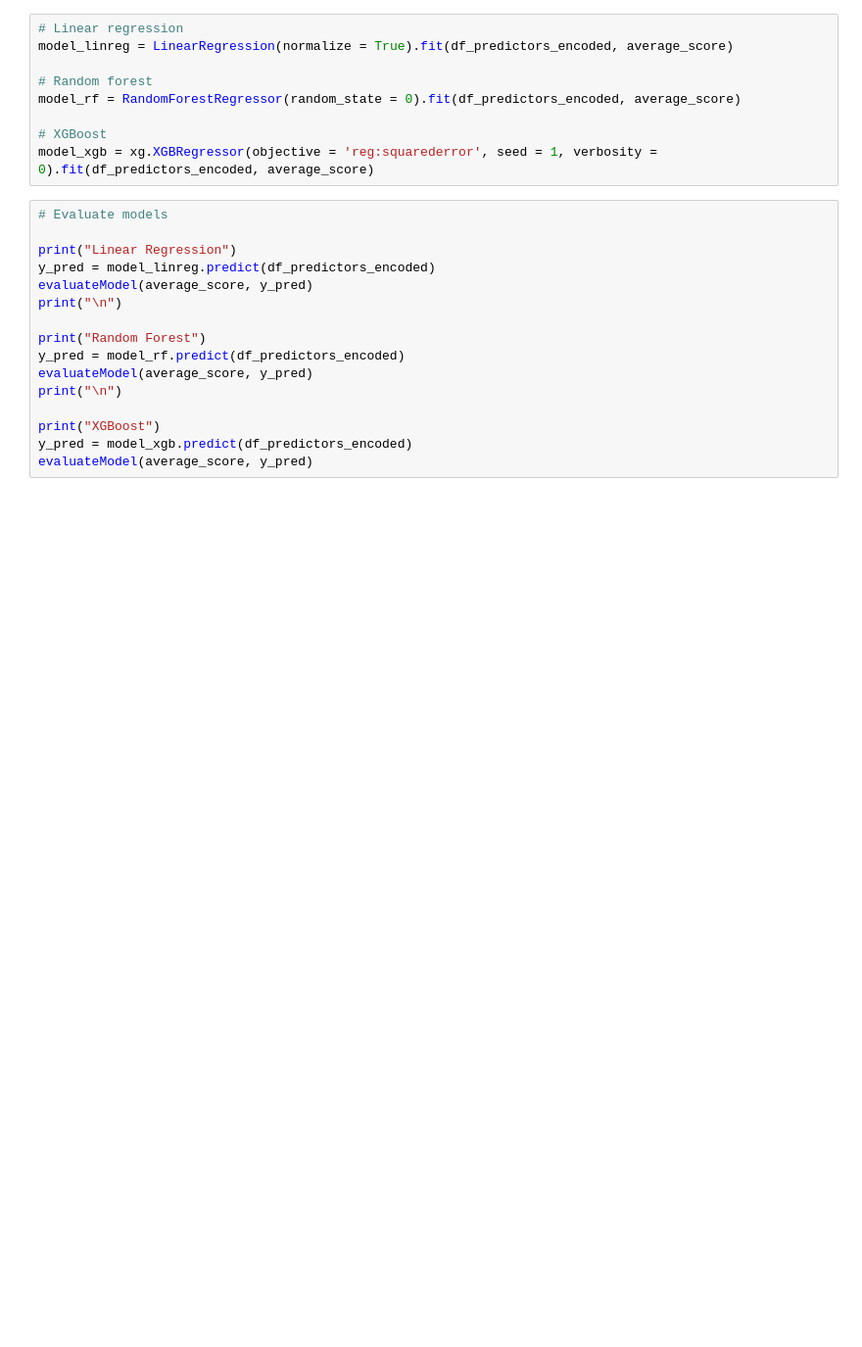
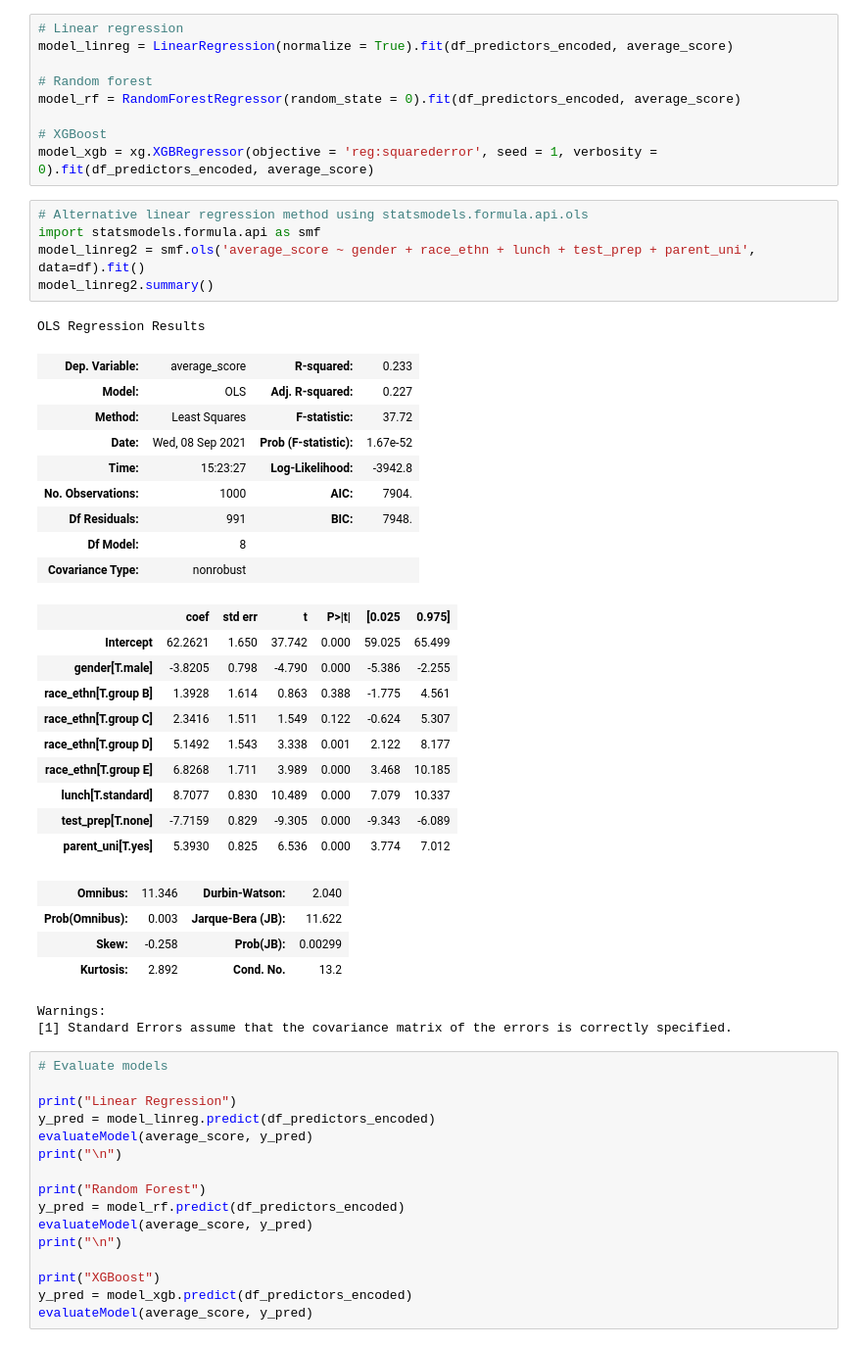
Before and after one commit to souadg/CAS-ADS-Project2, a Jupyter notebook: M2_Project_Elias_Souad_v2_.ipynb, the cells around one changed output. Shown at 98% size. Drawn from its saved outputs; the diff is of its cells as text; blank space fills up the shorter version.

Commit message:
Checking linear regression assumptions

```diff
--- a/M2_Project_Elias_Souad_v2_.ipynb
+++ b/M2_Project_Elias_Souad_v2_.ipynb
@@ -528,6 +529,38 @@ model_rf = RandomForestRegressor(random_state = 0).fit(df_predictors_encoded, av
 
 # XGBoost
 model_xgb = xg.XGBRegressor(objective = 'reg:squarederror', seed = 1, verbosity = 0).fit(df_predictors_encoded, average_score)
+# %%
+# Alternative linear regression method using statsmodels.formula.api.ols
+import statsmodels.formula.api as smf
+model_linreg2 = smf.ols('average_score ~ gender + race_ethn + lunch + test_prep + parent_uni', data=df).fit()
+model_linreg2.summary()
+# %% [output]
+OLS Regression Results
+| Dep. Variable: | average_score | R-squared: | 0.233 |
+| Model: | OLS | Adj. R-squared: | 0.227 |
+| Method: | Least Squares | F-statistic: | 37.72 |
+| Date: | Wed, 08 Sep 2021 | Prob (F-statistic): | 1.67e-52 |
+| Time: | 15:23:27 | Log-Likelihood: | -3942.8 |
+| No. Observations: | 1000 | AIC: | 7904. |
+| Df Residuals: | 991 | BIC: | 7948. |
+| Df Model: | 8 |  |  |
+| Covariance Type: | nonrobust |  |  |
+|  | coef | std err | t | P>|t| | [0.025 | 0.975] |
+| Intercept | 62.2621 | 1.650 | 37.742 | 0.000 | 59.025 | 65.499 |
+| gender[T.male] | -3.8205 | 0.798 | -4.790 | 0.000 | -5.386 | -2.255 |
+| race_ethn[T.group B] | 1.3928 | 1.614 | 0.863 | 0.388 | -1.775 | 4.561 |
+| race_ethn[T.group C] | 2.3416 | 1.511 | 1.549 | 0.122 | -0.624 | 5.307 |
+| race_ethn[T.group D] | 5.1492 | 1.543 | 3.338 | 0.001 | 2.122 | 8.177 |
+| race_ethn[T.group E] | 6.8268 | 1.711 | 3.989 | 0.000 | 3.468 | 10.185 |
+| lunch[T.standard] | 8.7077 | 0.830 | 10.489 | 0.000 | 7.079 | 10.337 |
+| test_prep[T.none] | -7.7159 | 0.829 | -9.305 | 0.000 | -9.343 | -6.089 |
+| parent_uni[T.yes] | 5.3930 | 0.825 | 6.536 | 0.000 | 3.774 | 7.012 |
+| Omnibus: | 11.346 | Durbin-Watson: | 2.040 |
+| Prob(Omnibus): | 0.003 | Jarque-Bera (JB): | 11.622 |
+| Skew: | -0.258 | Prob(JB): | 0.00299 |
+| Kurtosis: | 2.892 | Cond. No. | 13.2 |
+Warnings:
+[1] Standard Errors assume that the covariance matrix of the errors is correctly specified.
 # %%
 # Evaluate models
 
```
Also changed, not shown: parts of 3 cells of this notebook.
